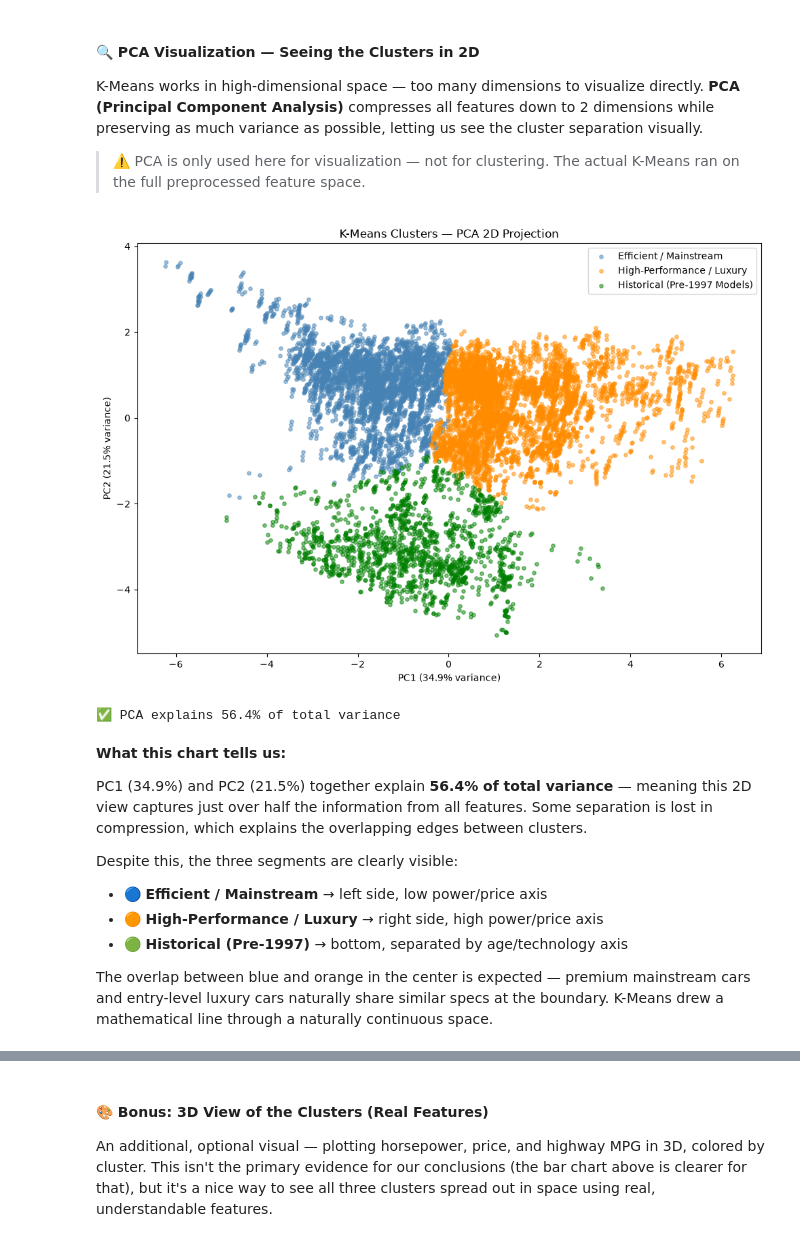
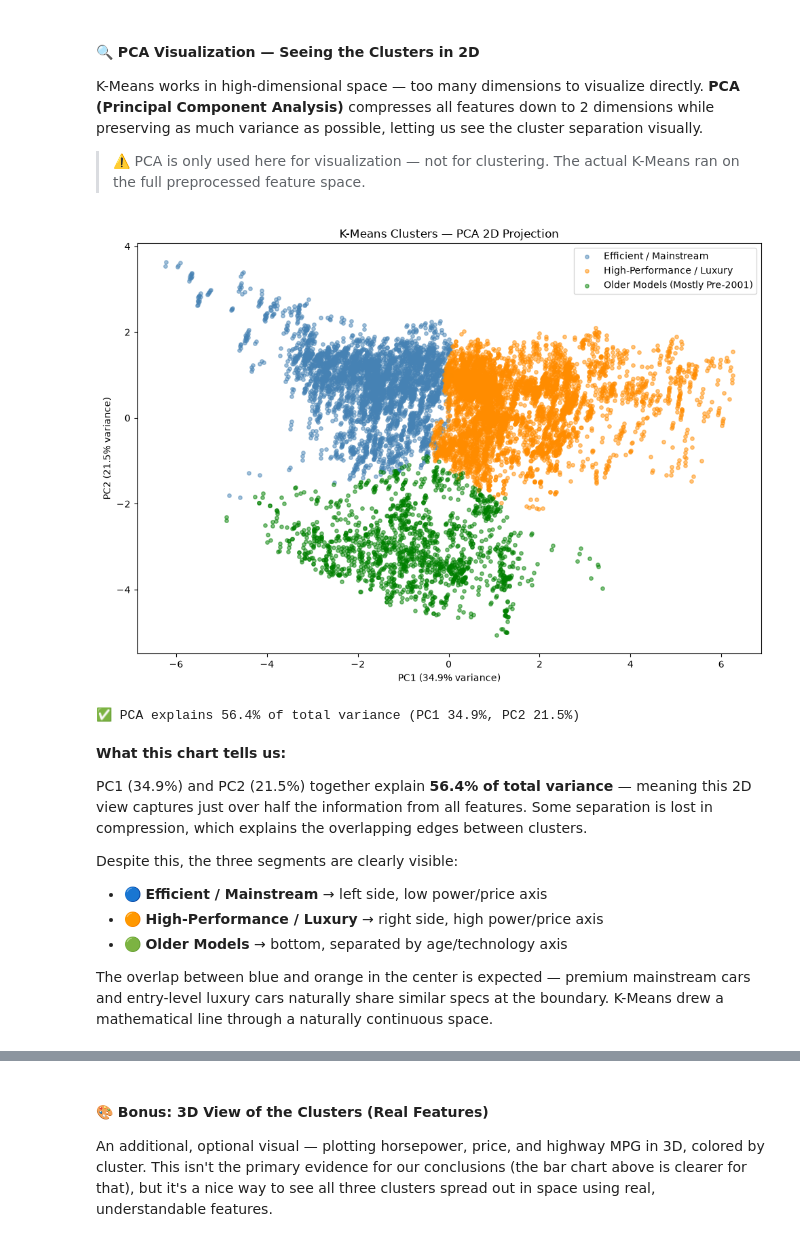
Before and after one commit to MaykInvest/car_clustering_kmeans, a Jupyter notebook: project.ipynb, the cells around one changed output, grey strips where cells are left out. Drawn from its saved outputs; the diff is of its cells as text; code cells hidden in the pictures.

```diff
--- a/project.ipynb
+++ b/project.ipynb
@@ -646,0 +745,24 @@ Every car in Cluster 2 shows an MSRP of exactly **$2,000** — regardless of mak
+# %%
+# ============================================================
+# 🏷️ CLUSTER NAMING
+# ============================================================
+# Cluster numbers can change between runs/library versions, so each name is
+# attached to the cluster whose profile matches it.
+older_cluster       = int(cluster_profile['year_median'].idxmin())
+remaining           = cluster_profile.drop(index=older_cluster)
+performance_cluster = int(remaining['engine_hp'].idxmax())
+mainstream_cluster  = int(remaining['engine_hp'].idxmin())
+
+cluster_names = {
+    mainstream_cluster : 'Efficient / Mainstream',
+    performance_cluster: 'High-Performance / Luxury',
+    older_cluster      : 'Older Models (Mostly Pre-2001)'}
+
+cluster_colors = {
+    'Efficient / Mainstream'   : 'steelblue',
+    'High-Performance / Luxury': 'darkorange',
+    'Older Models (Mostly Pre-2001)' : 'green'}
+
+df_clean['cluster_name'] = df_clean['cluster'].map(cluster_names)
+
+print(df_clean['cluster_name'].value_counts())
@@ -657,50 +785,35 @@ as possible, letting us see the cluster separation visually.
 # %%
 # ============================================================
 # 🔍 PCA VISUALIZATION
 # ============================================================
-
-# Map cluster names if not already done
-if 'cluster_name' not in df_clean.columns:
-    cluster_names = {
-        0: 'Efficient / Mainstream',
-        1: 'High-Performance / Luxury',
-        2: 'Historical (Pre-1997 Models)'
-    }
-    df_clean['cluster_name'] = df_clean['cluster'].map(cluster_names)
-
 pca        = PCA(n_components=2, random_state=42)
 pca_coords = pca.fit_transform(preprocessed_data)
 
 plt.figure(figsize=(10, 7))
 
-colors = {
-    'Efficient / Mainstream'       : 'steelblue',
-    'High-Performance / Luxury'    : 'darkorange',
-    'Historical (Pre-1997 Models)' : 'green'
-}
-
-for name, color in colors.items():
+for name, color in cluster_colors.items():
     mask = df_clean['cluster_name'] == name
     plt.scatter(
         pca_coords[mask, 0],
         pca_coords[mask, 1],
         c     = color,
         label = name,
         alpha = 0.5,
         s     = 15
     )
 
 plt.xlabel(f'PC1 ({pca.explained_variance_ratio_[0]*100:.1f}% variance)')
 plt.ylabel(f'PC2 ({pca.explained_variance_ratio_[1]*100:.1f}% variance)')
 plt.title('K-Means Clusters — PCA 2D Projection')
 plt.legend()
 plt.tight_layout()
 plt.show()
 
-print(f"✅ PCA explains {sum(pca.explained_variance_ratio_)*100:.1f}% of total variance")
+print(f"✅ PCA explains {sum(pca.explained_variance_ratio_)*100:.1f}% of total variance "
+      f"(PC1 {pca.explained_variance_ratio_[0]*100:.1f}%, PC2 {pca.explained_variance_ratio_[1]*100:.1f}%)")
 # %% [output]
-[figure, old version]
+[figure, new version]
-✅ PCA explains 56.4% of total variance
+✅ PCA explains 56.4% of total variance (PC1 34.9%, PC2 21.5%)
 # %% [markdown]
 **What this chart tells us:**
 
@@ -712,7 +825,7 @@ the overlapping edges between clusters.
 Despite this, the three segments are clearly visible:
 - 🔵 **Efficient / Mainstream** → left side, low power/price axis
 - 🟠 **High-Performance / Luxury** → right side, high power/price axis
-- 🟢 **Historical (Pre-1997)** → bottom, separated by age/technology axis
+- 🟢 **Older Models** → bottom, separated by age/technology axis
 
 The overlap between blue and orange in the center is expected —
 premium mainstream cars and entry-level luxury cars naturally share
```
Also changed, not shown: parts of 33 cells of this notebook, 5 other files.
